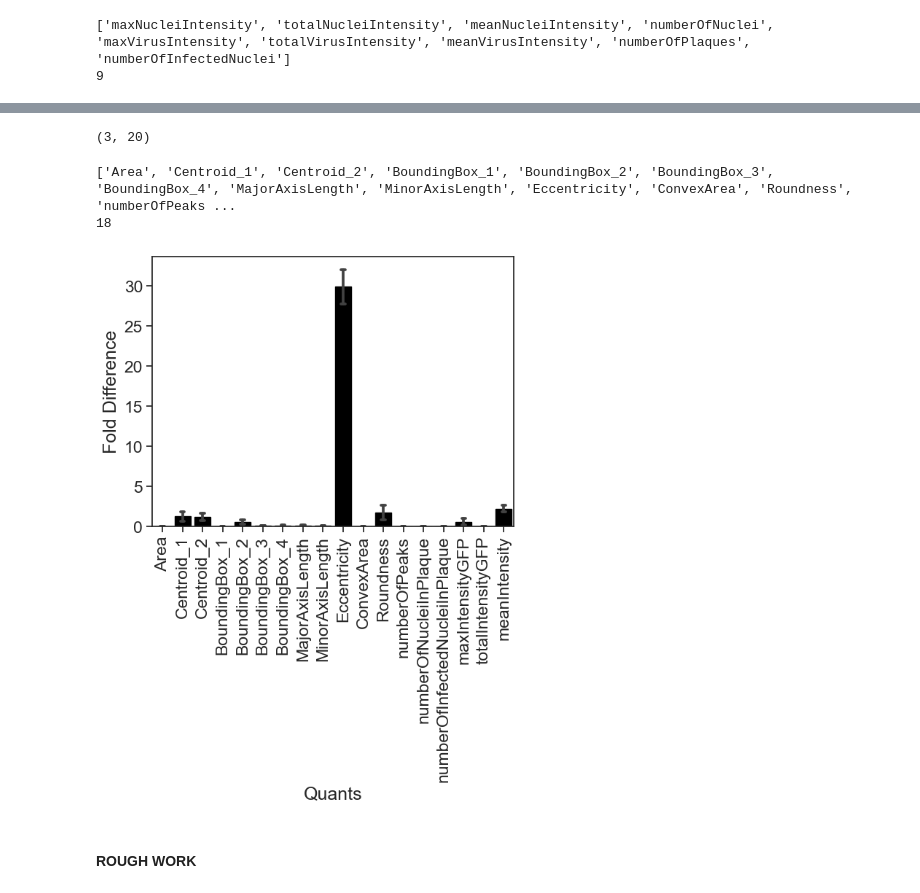
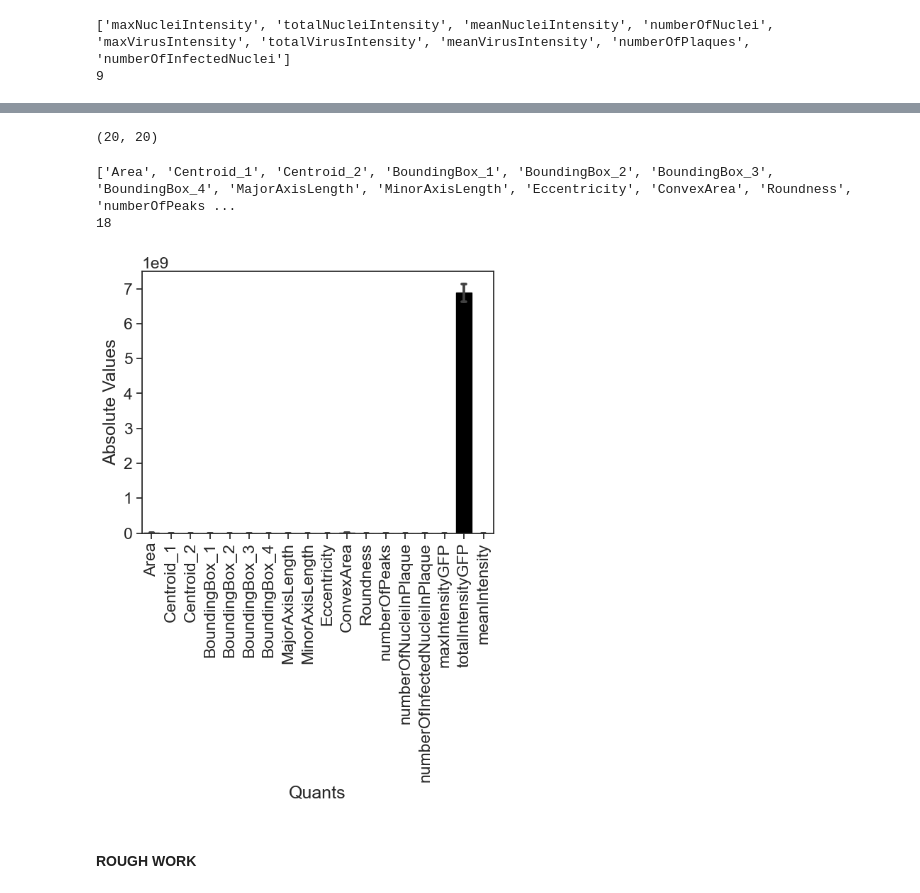
Before and after one commit to plaque2/PyPlaque, a Jupyter notebook: notebooks/visualization/comparison_barchart.ipynb, the cells around one changed output, grey strips where cells are left out. Cells and saved outputs as stored; diff of their text form; code cells hidden in the pictures.

```diff
--- a/notebooks/visualization/comparison_barchart.ipynb
+++ b/notebooks/visualization/comparison_barchart.ipynb
@@ -699,7 +470,7 @@ def barplot_info_loss(diff_df, save_path=None):
         errorbar="sd",
         capsize=.2,
         color='black',edgecolor='black'
-    ).set(xlabel='Quants', ylabel='Fold Difference')
+    ).set(xlabel='Quants', ylabel='Absolute Values')
     plt.xticks(rotation=90)
     if save_path:
         plt.savefig(save_path, bbox_inches='tight', dpi=300)
@@ -729,5 +500,5 @@ def lookup_objects(df, plq_object_readout):
 # %%
-differences_df_object = pd.DataFrame()
+abs_df_object = pd.DataFrame()
 # %%
 matlab_results_object['wellCollumn'] = matlab_results_object['wellCollumn'].apply(str)
 # %%
@@ -867,0 +603,21 @@ differences_df_object['meanIntensity'] = mean_intensity_GFP_diff
+# %%
+abs_df_object['wellRow'] = well_row
+abs_df_object['wellCollumn'] = well_column
+abs_df_object['Area'] = area_abs
+abs_df_object['Centroid_1'] = centroid_1_abs
+abs_df_object['Centroid_2'] = centroid_2_abs
+abs_df_object['BoundingBox_1'] = bbox_1_abs
+abs_df_object['BoundingBox_2'] = bbox_2_abs
+abs_df_object['BoundingBox_3'] = bbox_3_abs
+abs_df_object['BoundingBox_4'] = bbox_4_abs
+abs_df_object['MajorAxisLength'] = major_axis_length_abs
+abs_df_object['MinorAxisLength'] = minor_axis_length_abs
+abs_df_object['Eccentricity'] = eccentricity_abs
+abs_df_object['ConvexArea'] = convex_area_abs
+abs_df_object['Roundness'] = roundness_abs
+abs_df_object['numberOfPeaks'] = peak_counts_abs
+abs_df_object['numberOfNucleiInPlaque'] = nuclei_in_plaque_abs
+abs_df_object['numberOfInfectedNucleiInPlaque'] = infected_nuclei_in_plaque_abs
+abs_df_object['maxIntensityGFP'] = max_intensity_GFP_abs
+abs_df_object['totalIntensityGFP'] = total_intensity_GFP_abs
+abs_df_object['meanIntensity'] = mean_intensity_GFP_abs
@@ -868,27 +644,27 @@ differences_df_object['meanIntensity'] = mean_intensity_GFP_diff
 # %%
-differences_df_object.shape
+abs_df_object.shape
 # %% [output]
-(3, 20)
+(20, 20)
 # %%
-iter = len(differences_df_object)
-quants = list(differences_df_object.columns)
+iter = len(abs_df_object)
+quants = list(abs_df_object.columns)
 quants.pop(0)
 quants.pop(0)
 print(quants)
 print(len(quants))
-diff_perc_iter_ls  = np.array([list(differences_df_object[quant]) for quant in quants]).flatten()
+abs_iter_ls  = np.array([list(abs_df_object[quant]) for quant in quants]).flatten()
 
-diff_perc_df = pd.DataFrame({
-        "Values": diff_perc_iter_ls,
+abs_df = pd.DataFrame({
+        "Values": abs_iter_ls,
         "Quant": np.array([[quant]*iter for quant in quants]).flatten()
     })
 # %% [output]
 ['Area', 'Centroid_1', 'Centroid_2', 'BoundingBox_1', 'BoundingBox_2', 'BoundingBox_3', 'BoundingBox_4', 'MajorAxisLength', 'MinorAxisLength', 'Eccentricity', 'ConvexArea', 'Roundness', 'numberOfPeaks ...
 18
 # %%
-barplot_info_loss(diff_perc_df)
+barplot_info_loss(abs_df)
 # %% [output]
-[figure, old version]
+[figure, new version]
 # %% [markdown]
 #### ROUGH WORK
 # %%
```
Also changed, not shown: parts of 33 cells of this notebook, 16 other files.
